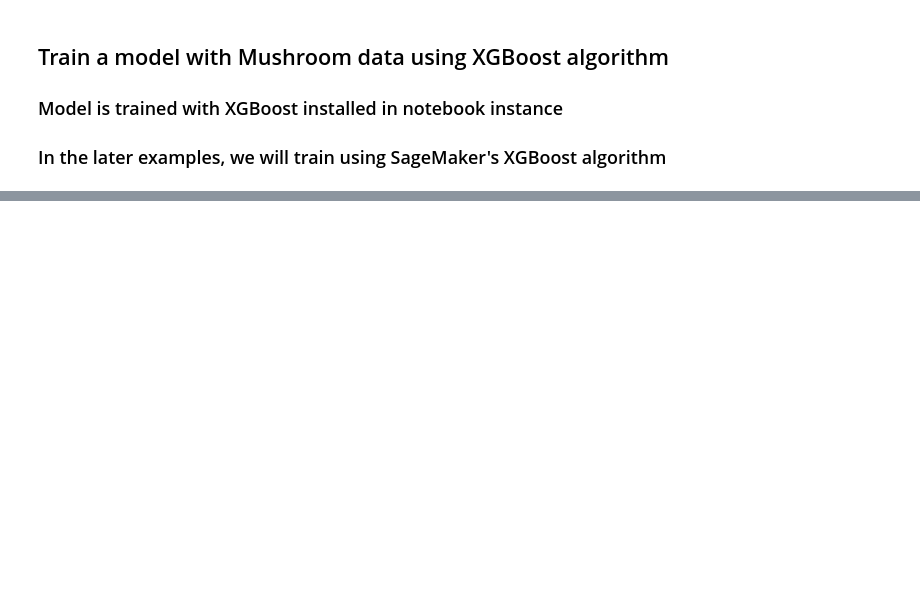
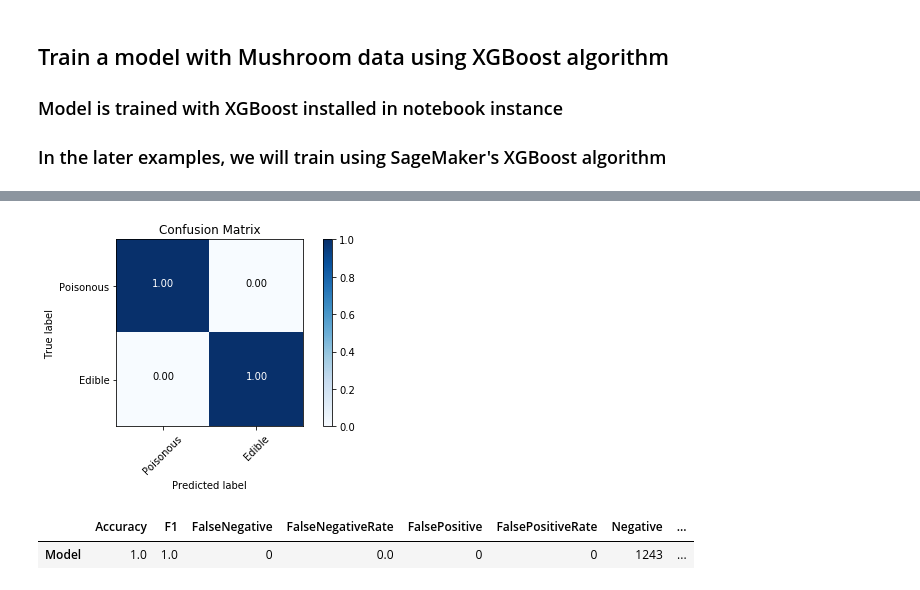
Before and after one commit to ChandraLingam/AmazonSageMakerCourse, a Jupyter notebook: xgboost/MushroomClassification/mushroom_xgboost_localmode.ipynb, the cells around one changed output, grey strips where cells are left out. Cells and saved outputs as stored; diff of their text form; code cells hidden in the pictures; blank space fills up the shorter version.

```diff
--- a/xgboost/MushroomClassification/mushroom_xgboost_localmode.ipynb
+++ b/xgboost/MushroomClassification/mushroom_xgboost_localmode.ipynb
@@ -94,0 +350,7 @@ print(metrics.classification_report(df['class_edible'], df['predicted_class']))
+# %%
+# Plot confusion matrix
+plt.figure()
+plot_confusion_matrix(cnf_matrix, classes=['Poisonous','Edible'],
+                      title='Confusion Matrix',normalize=True)
+# %% [output]
+[figure, added]
@@ -94,0 +361,5 @@ print(metrics.classification_report(df['class_edible'], df['predicted_class']))
+# %%
+df_metrics
+# %% [output]
+|  | Accuracy | F1 | FalseNegative | FalseNegativeRate | FalsePositive | FalsePositiveRate | Negative | ... |
+| Model | 1.0 | 1.0 | 0 | 0.0 | 0 | 0 | 1243 | ... |
```
Also changed, not shown: parts of 31 cells of this notebook, 1 other file.
